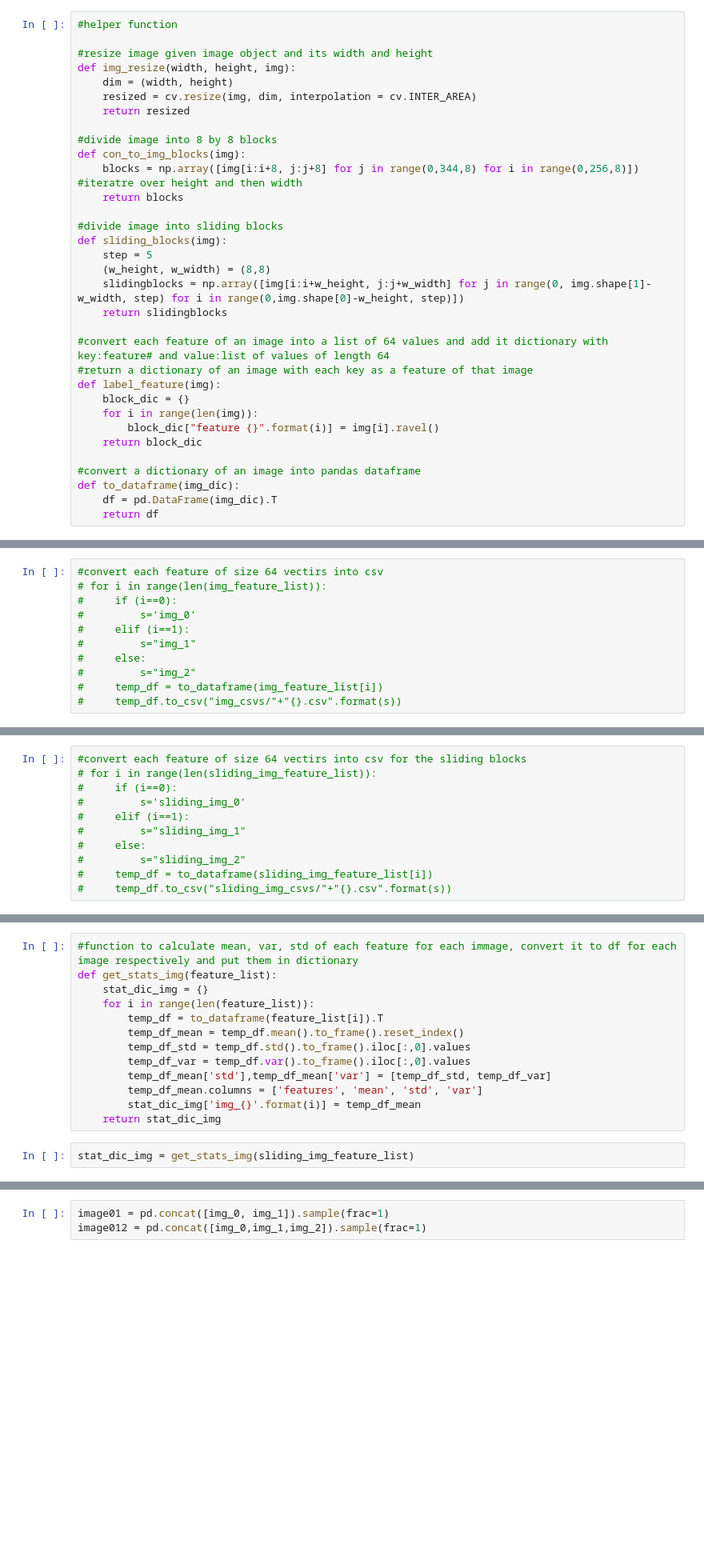
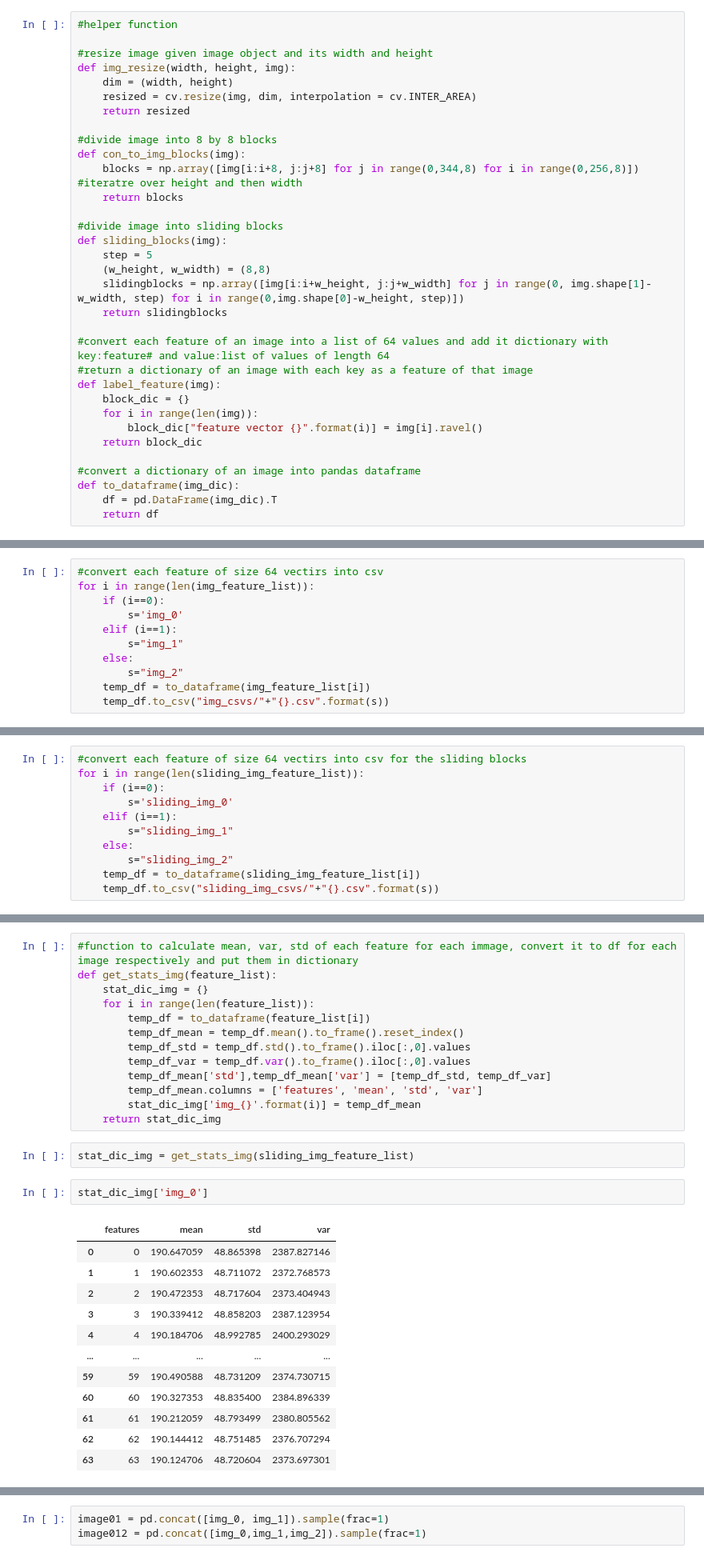
Before and after one commit to vathanahim/IAC620_Assignment_1, a Jupyter notebook: Him_Assignment1.ipynb, the cells around one changed output, grey strips where cells are left out. Shown at 80% size. Drawn from its saved outputs; the diff is of its cells as text; blank space fills up the shorter version.

```diff
--- a/Him_Assignment1.ipynb
+++ b/Him_Assignment1.ipynb
@@ -80,7 +83,7 @@ def sliding_blocks(img):
 def label_feature(img):
     block_dic = {}
     for i in range(len(img)):
-        block_dic["feature {}".format(i)] = img[i].ravel()
+        block_dic["feature vector {}".format(i)] = img[i].ravel()
     return block_dic
 
 #convert a dictionary of an image into pandas dataframe
@@ -117,15 +120,15 @@ for i in img_blocks:
 np.set_printoptions(threshold=np.inf)
 # %%
 #convert each feature of size 64 vectirs into csv
-# for i in range(len(img_feature_list)):
-#     if (i==0):
-#         s='img_0'
-#     elif (i==1):
-#         s="img_1"
-#     else:
-#         s="img_2"
-#     temp_df = to_dataframe(img_feature_list[i])
-#     temp_df.to_csv("img_csvs/"+"{}.csv".format(s))
+for i in range(len(img_feature_list)):
+    if (i==0):
+        s='img_0'
+    elif (i==1):
+        s="img_1"
+    else:
+        s="img_2"
+    temp_df = to_dataframe(img_feature_list[i])
+    temp_df.to_csv("img_csvs/"+"{}.csv".format(s))
 # %%
 #convert each image into sliding blocks of 8X8 and store them in a list each index of list contains all blocks of each image
 sliding_block_list = [sliding_blocks(i)for i in gray_imgresize]
@@ -135,15 +138,15 @@ sliding_block_list = [sliding_blocks(i)for i in gray_imgresize]
 sliding_img_feature_list = [label_feature(i) for i in sliding_block_list]
 # %%
 #convert each feature of size 64 vectirs into csv for the sliding blocks
-# for i in range(len(sliding_img_feature_list)):
-#     if (i==0):
-#         s='sliding_img_0'
-#     elif (i==1):
-#         s="sliding_img_1"
-#     else:
-#         s="sliding_img_2"
-#     temp_df = to_dataframe(sliding_img_feature_list[i])
-#     temp_df.to_csv("sliding_img_csvs/"+"{}.csv".format(s))
+for i in range(len(sliding_img_feature_list)):
+    if (i==0):
+        s='sliding_img_0'
+    elif (i==1):
+        s="sliding_img_1"
+    else:
+        s="sliding_img_2"
+    temp_df = to_dataframe(sliding_img_feature_list[i])
+    temp_df.to_csv("sliding_img_csvs/"+"{}.csv".format(s))
 # %% [markdown]
 ### Descriptive stats
 # %%
@@ -161,7 +167,7 @@ for i in sliding_block_list:
 def get_stats_img(feature_list):
     stat_dic_img = {}
     for i in range(len(feature_list)):
-        temp_df = to_dataframe(feature_list[i]).T
+        temp_df = to_dataframe(feature_list[i])
         temp_df_mean = temp_df.mean().to_frame().reset_index()
         temp_df_std = temp_df.std().to_frame().iloc[:,0].values
         temp_df_var = temp_df.var().to_frame().iloc[:,0].values
@@ -171,3 +177,18 @@ def get_stats_img(feature_list):
     return stat_dic_img
 # %%
 stat_dic_img = get_stats_img(sliding_img_feature_list)
+# %%
+stat_dic_img['img_0']
+# %% [output]
+|  | features | mean | std | var |
+| 0 | 0 | 190.647059 | 48.865398 | 2387.827146 |
+| 1 | 1 | 190.602353 | 48.711072 | 2372.768573 |
+| 2 | 2 | 190.472353 | 48.717604 | 2373.404943 |
+| 3 | 3 | 190.339412 | 48.858203 | 2387.123954 |
+| 4 | 4 | 190.184706 | 48.992785 | 2400.293029 |
+| ... | ... | ... | ... | ... |
+| 59 | 59 | 190.490588 | 48.731209 | 2374.730715 |
+| 60 | 60 | 190.327353 | 48.835400 | 2384.896339 |
+| 61 | 61 | 190.212059 | 48.793499 | 2380.805562 |
+| 62 | 62 | 190.144412 | 48.751485 | 2376.707294 |
+| 63 | 63 | 190.124706 | 48.720604 | 2373.697301 |
```
Also changed, not shown: parts of 9 cells of this notebook, 8 other files.
